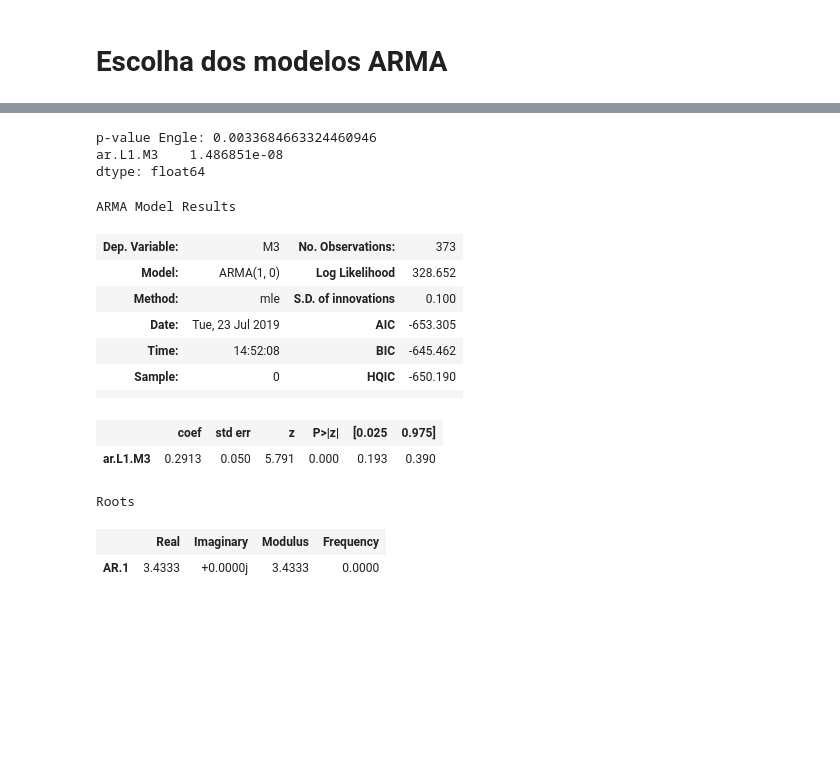
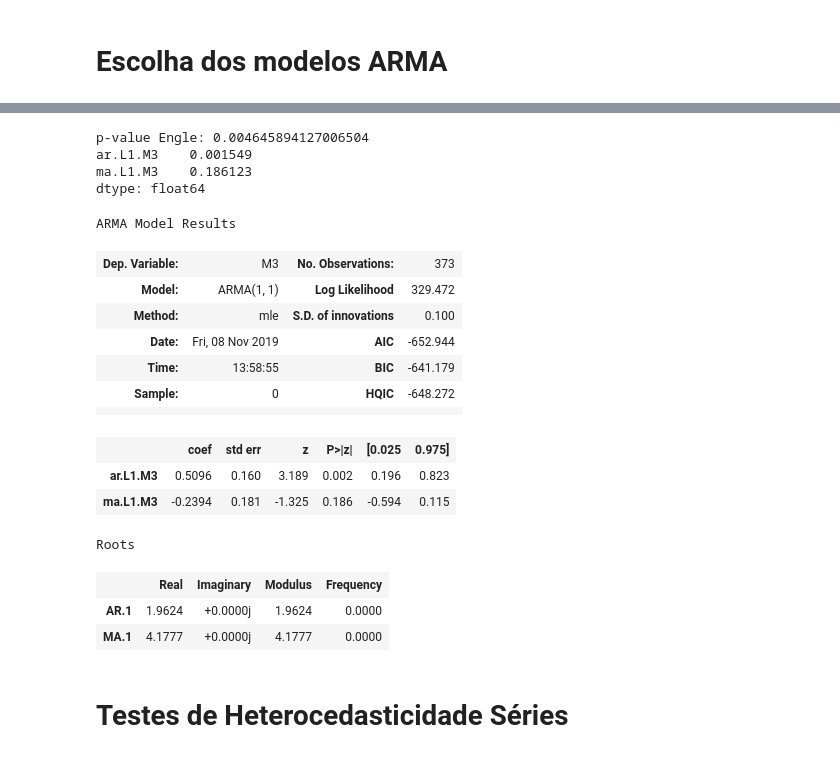
Before and after one commit to pedroargento/Mestrado, a Jupyter notebook: codigo.ipynb, the cells around one changed output, grey strips where cells are left out. Cells and saved outputs as stored; diff of their text form; code cells hidden in the pictures; blank space fills up the shorter version.

```diff
--- a/codigo.ipynb
+++ b/codigo.ipynb
@@ -412,25 +499,30 @@ Roots
 | AR.1 | 1.7207 | +0.0000j | 1.7207 | 0.0000 |
 | MA.1 | 2.2635 | +0.0000j | 2.2635 | 0.0000 |
 # %%
-M3 = smt.ARMA(Returns.M3, order=(1, 0)).fit(
+M3 = smt.ARMA(Returns.M3, order=(1, 1)).fit(
     method='mle', trend='nc')
 print('p-value Engle: ' + str(het_arch(M3.resid)[1]))
 print(M3.pvalues)
 M3.summary()
 # %% [output]
-p-value Engle: 0.0033684663324460946
-ar.L1.M3    1.486851e-08
+p-value Engle: 0.004645894127006504
+ar.L1.M3    0.001549
+ma.L1.M3    0.186123
 dtype: float64
 ARMA Model Results
 | Dep. Variable: | M3 | No. Observations: | 373 |
-| Model: | ARMA(1, 0) | Log Likelihood | 328.652 |
+| Model: | ARMA(1, 1) | Log Likelihood | 329.472 |
 | Method: | mle | S.D. of innovations | 0.100 |
-| Date: | Tue, 23 Jul 2019 | AIC | -653.305 |
-| Time: | 14:52:08 | BIC | -645.462 |
-| Sample: | 0 | HQIC | -650.190 |
+| Date: | Fri, 08 Nov 2019 | AIC | -652.944 |
+| Time: | 13:58:55 | BIC | -641.179 |
+| Sample: | 0 | HQIC | -648.272 |
 |  |  |  |  |
 |  | coef | std err | z | P>|z| | [0.025 | 0.975] |
-| ar.L1.M3 | 0.2913 | 0.050 | 5.791 | 0.000 | 0.193 | 0.390 |
+| ar.L1.M3 | 0.5096 | 0.160 | 3.189 | 0.002 | 0.196 | 0.823 |
+| ma.L1.M3 | -0.2394 | 0.181 | -1.325 | 0.186 | -0.594 | 0.115 |
 Roots
 |  | Real | Imaginary | Modulus | Frequency |
-| AR.1 | 3.4333 | +0.0000j | 3.4333 | 0.0000 |
+| AR.1 | 1.9624 | +0.0000j | 1.9624 | 0.0000 |
+| MA.1 | 4.1777 | +0.0000j | 4.1777 | 0.0000 |
+# %% [markdown]
+# Testes de Heterocedasticidade Séries
```
Also changed, not shown: parts of 17 cells of this notebook.
